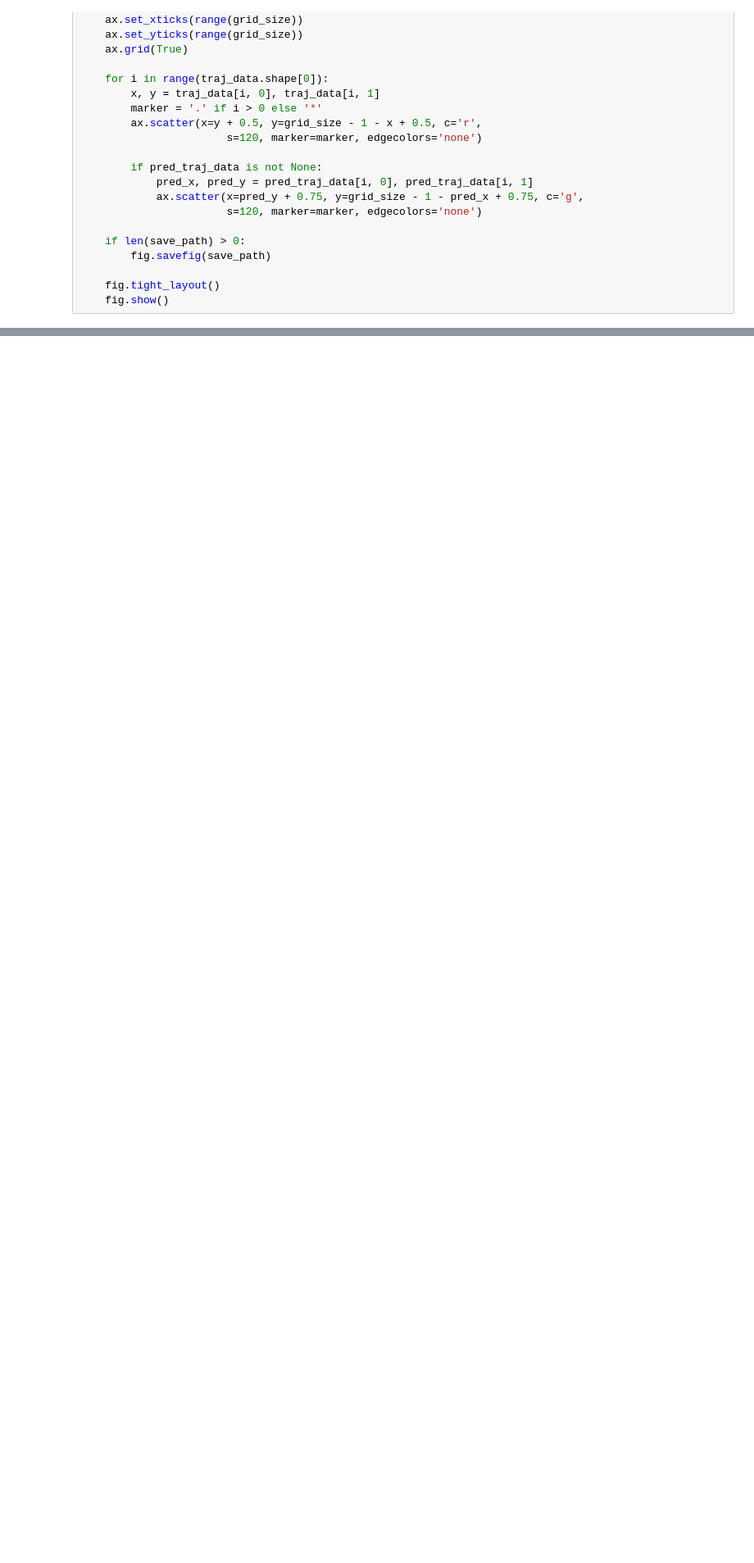
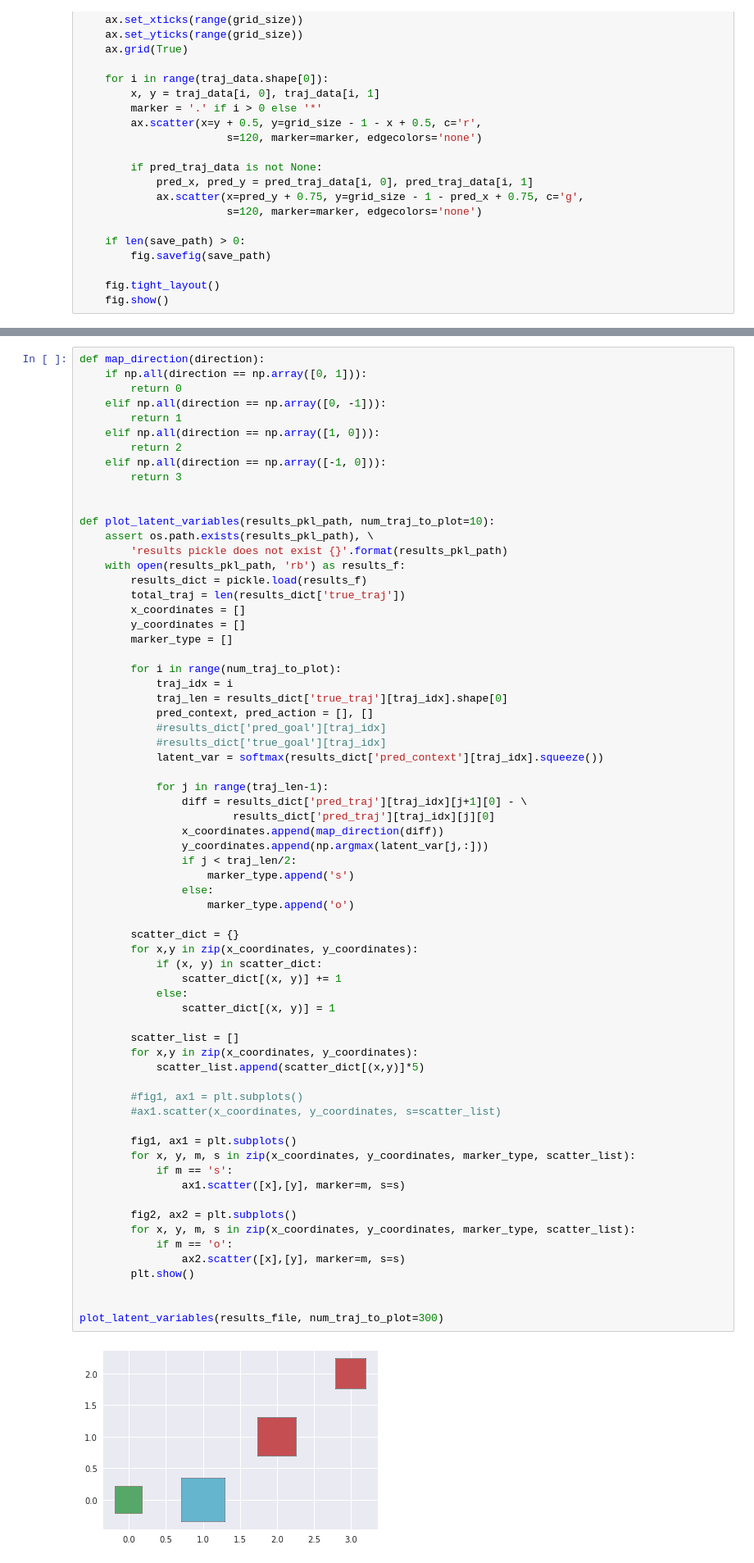
Before and after one commit to sharma-arjun/DirectedInfo-GAIL, a Jupyter notebook: IL/plots/plot_trajectories.ipynb, the cells around one changed output, grey strips where cells are left out. Shown at 82% size. Drawn from its saved outputs; the diff is of its cells as text; blank space fills up the shorter version.

```diff
--- a/IL/plots/plot_trajectories.ipynb
+++ b/IL/plots/plot_trajectories.ipynb
@@ -231 +261,70 @@ True goal: 1
 ... (21 outputs left out)
+# %%
+def map_direction(direction):
+    if np.all(direction == np.array([0, 1])):
+        return 0
+    elif np.all(direction == np.array([0, -1])):
+        return 1
+    elif np.all(direction == np.array([1, 0])):
+        return 2
+    elif np.all(direction == np.array([-1, 0])):
+        return 3
+
+
+def plot_latent_variables(results_pkl_path, num_traj_to_plot=10):
+    assert os.path.exists(results_pkl_path), \
+        'results pickle does not exist {}'.format(results_pkl_path)
+    with open(results_pkl_path, 'rb') as results_f:
+        results_dict = pickle.load(results_f)
+        total_traj = len(results_dict['true_traj'])
+        x_coordinates = []
+        y_coordinates = []
+        marker_type = []
+
+        for i in range(num_traj_to_plot):
+            traj_idx = i
+            traj_len = results_dict['true_traj'][traj_idx].shape[0]
+            pred_context, pred_action = [], []
+            #results_dict['pred_goal'][traj_idx]
+            #results_dict['true_goal'][traj_idx]
+            latent_var = softmax(results_dict['pred_context'][traj_idx].squeeze())
+
+            for j in range(traj_len-1):
+                diff = results_dict['pred_traj'][traj_idx][j+1][0] - \
+                        results_dict['pred_traj'][traj_idx][j][0]
+                x_coordinates.append(map_direction(diff))
+                y_coordinates.append(np.argmax(latent_var[j,:]))
+                if j < traj_len/2:
+                    marker_type.append('s')
+                else:
+                    marker_type.append('o')
+
+        scatter_dict = {}
+        for x,y in zip(x_coordinates, y_coordinates):
+            if (x, y) in scatter_dict:
+                scatter_dict[(x, y)] += 1
+            else:
+                scatter_dict[(x, y)] = 1
+
+        scatter_list = []
+        for x,y in zip(x_coordinates, y_coordinates):
+            scatter_list.append(scatter_dict[(x,y)]*5)
+
+        #fig1, ax1 = plt.subplots()
+        #ax1.scatter(x_coordinates, y_coordinates, s=scatter_list)
+
+        fig1, ax1 = plt.subplots()
+        for x, y, m, s in zip(x_coordinates, y_coordinates, marker_type, scatter_list):
+            if m == 's':
+                ax1.scatter([x],[y], marker=m, s=s)
+
+        fig2, ax2 = plt.subplots()
+        for x, y, m, s in zip(x_coordinates, y_coordinates, marker_type, scatter_list):
+            if m == 'o':
+                ax2.scatter([x],[y], marker=m, s=s)
+        plt.show()
+
+
+plot_latent_variables(results_file, num_traj_to_plot=300)
+# %% [output]
+[figure, added]
```
Also changed, not shown: parts of 4 cells of this notebook.
